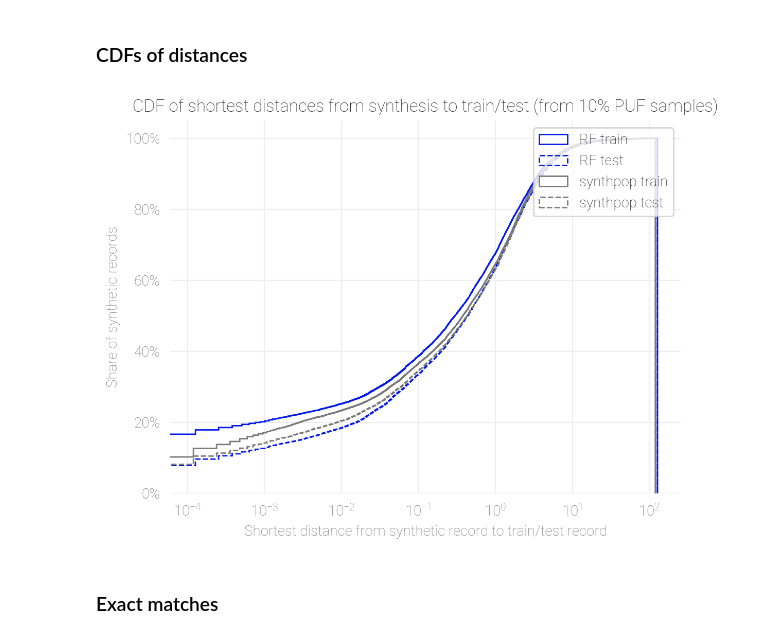
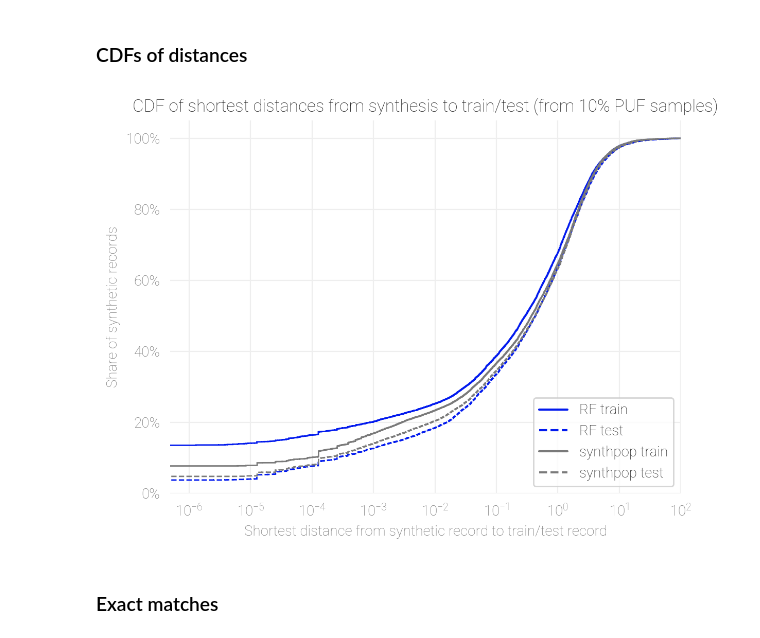
Before and after one commit to donboyd5/synpuf, a Jupyter notebook: analysis/disclosure/disclosure_risk.ipynb, the cells around one changed output. Drawn from its saved outputs; the diff is of its cells as text; code cells hidden in the pictures.

Commit message:
Fix CDF legend.

```diff
--- a/analysis/disclosure/disclosure_risk.ipynb
+++ b/analysis/disclosure/disclosure_risk.ipynb
@@ -150,24 +151,36 @@ plt.show()
 ### CDFs of distances
 # %%
 # Plot the four series.
-BINS = 1000000
-ax = nearest_rf.train_dist.hist(cumulative=True, density=1, bins=BINS, color='#021aee', histtype='step')
-nearest_rf.test_dist.hist(cumulative=True, density=1, bins=BINS, histtype='step', color='#021aee', ls='--')
-nearest_synthpop.train_dist.hist(cumulative=True, density=1, bins=BINS, histtype='step', color='#7a7a7a')
-nearest_synthpop.test_dist.hist(cumulative=True, density=1, bins=BINS, histtype='step', color='#7a7a7a', ls='--')
+def cdf(s, **kwargs):
+    # Use log-space bins, plus the 0 bin.
+    bins=np.append([0], np.logspace(np.log10(s[s>0].min()),
+                                    np.log10(s.max()), 1000))
+    return s.hist(cumulative=True, density=1, bins=bins,
+                  histtype='step', **kwargs)
+
+ax = cdf(nearest_rf.train_dist, label='RF train', color='#021aee')
+cdf(nearest_rf.test_dist, label='RF test', color='#021aee', ls='--')
+cdf(nearest_synthpop.train_dist, label='synthpop train', color='#7a7a7a')
+cdf(nearest_synthpop.test_dist, label='synthpop test', color='#7a7a7a', ls='--')
+
 # Formatting.
 ax.yaxis.set_major_formatter(mpl.ticker.FuncFormatter(
     lambda y, _: '{:.0%}'.format(y)))
 ax.grid(color='#eeeeee')
 sns.despine(left=True, bottom=True)
 plt.xscale('log')
-plt.legend(['RF train', 'RF test', 'synthpop train', 'synthpop test'])
+# Fix legend
+handles, labels = ax.get_legend_handles_labels()
+plt.legend(handles=[Line2D([], [], c=h.get_edgecolor(),
+                           ls=h.get_linestyle()) for h in handles],
+           labels=labels, loc='lower right')
 ax.set(xlabel='Shortest distance from synthetic record to train/test record',
-       ylabel='Share of synthetic records')
+       ylabel='Share of synthetic records',
+       xlim=[None, 100])
 plt.title('CDF of shortest distances from synthesis to train/test (from 10% PUF samples)')
 plt.show()
 # %% [output]
-[figure, old version]
+[figure, new version]
 # %% [markdown]
 ### Exact matches
 # %%
```
Also changed, not shown: parts of 1 cell of this notebook.
